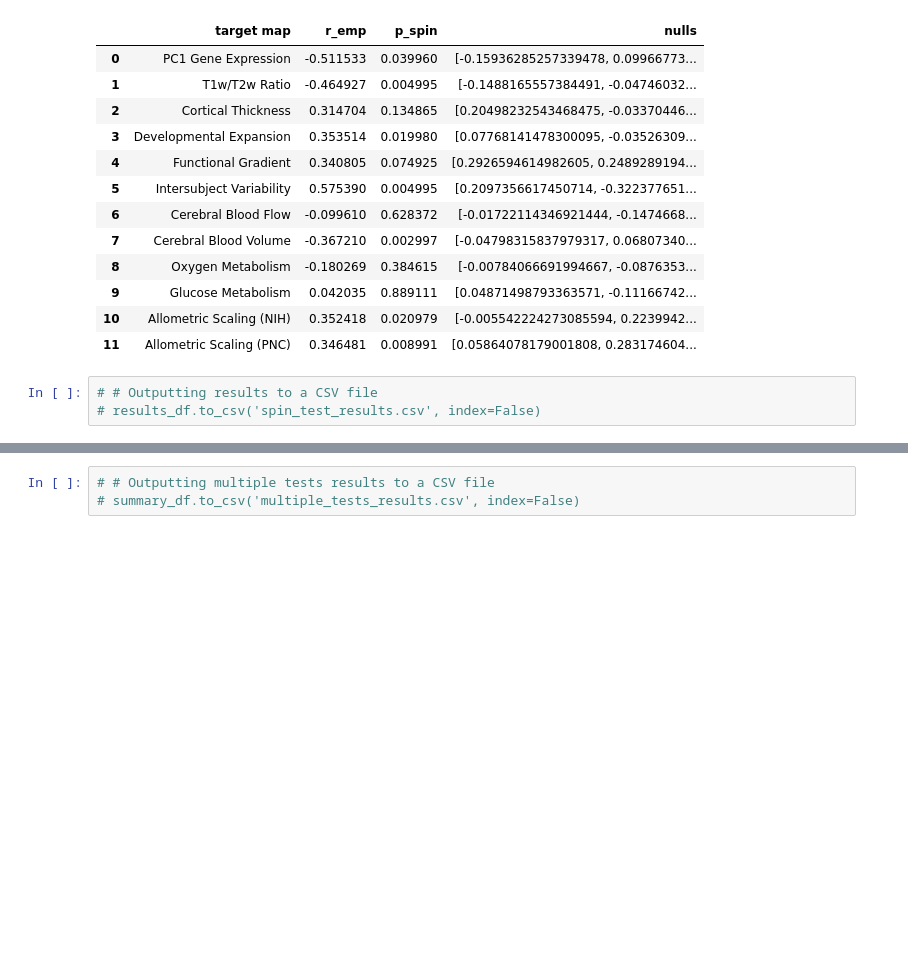
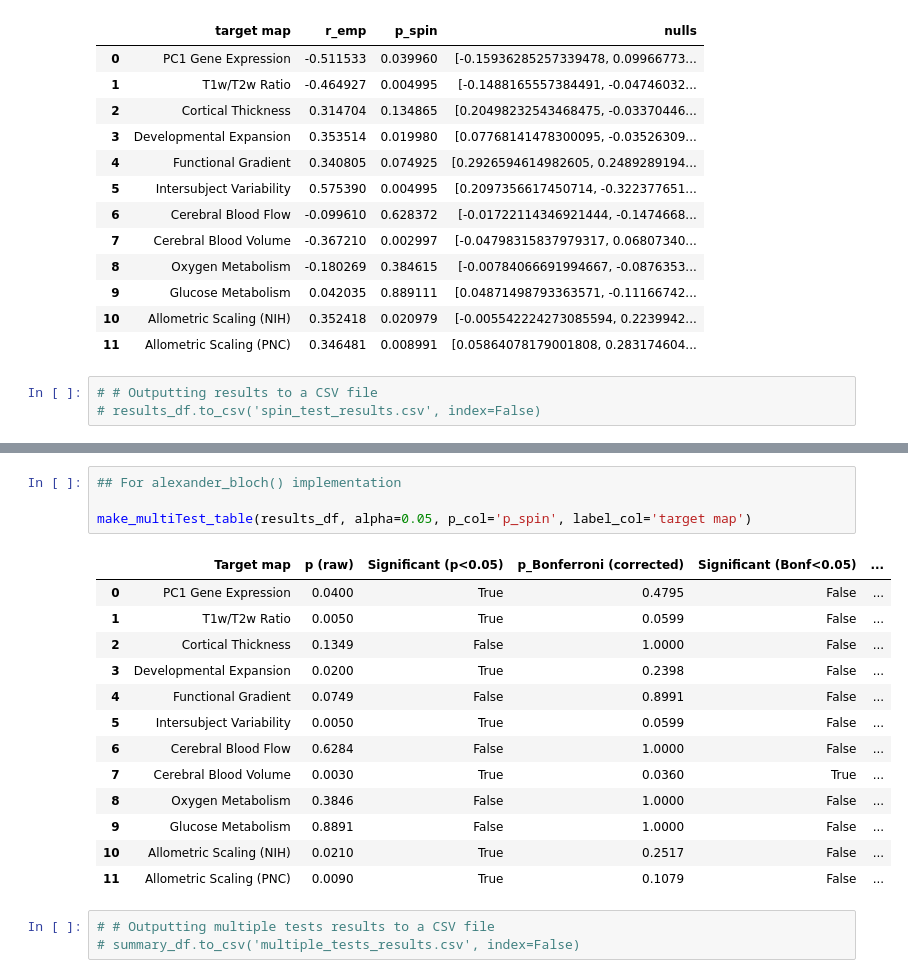
Before and after one commit to kesouder/dsc-neuroImages, a Jupyter notebook: main_code.ipynb, the cells around one changed output, grey strips where cells are left out. Cells and saved outputs as stored; diff of their text form; blank space fills up the shorter version.

```diff
--- a/main_code.ipynb
+++ b/main_code.ipynb
@@ -278,3 +312,21 @@ Summary of results:
+# %%
+## For alexander_bloch() implementation
+
+make_multiTest_table(results_df, alpha=0.05, p_col='p_spin', label_col='target map')
+# %% [output]
+|  | Target map | p (raw) | Significant (p<0.05) | p_Bonferroni (corrected) | Significant (Bonf<0.05) | ... |
+| 0 | PC1 Gene Expression | 0.0400 | True | 0.4795 | False | ... |
+| 1 | T1w/T2w Ratio | 0.0050 | True | 0.0599 | False | ... |
+| 2 | Cortical Thickness | 0.1349 | False | 1.0000 | False | ... |
+| 3 | Developmental Expansion | 0.0200 | True | 0.2398 | False | ... |
+| 4 | Functional Gradient | 0.0749 | False | 0.8991 | False | ... |
+| 5 | Intersubject Variability | 0.0050 | True | 0.0599 | False | ... |
+| 6 | Cerebral Blood Flow | 0.6284 | False | 1.0000 | False | ... |
+| 7 | Cerebral Blood Volume | 0.0030 | True | 0.0360 | True | ... |
+| 8 | Oxygen Metabolism | 0.3846 | False | 1.0000 | False | ... |
+| 9 | Glucose Metabolism | 0.8891 | False | 1.0000 | False | ... |
+| 10 | Allometric Scaling (NIH) | 0.0210 | True | 0.2517 | False | ... |
+| 11 | Allometric Scaling (PNC) | 0.0090 | True | 0.1079 | False | ... |
 # %%
 # # Outputting multiple tests results to a CSV file
 # summary_df.to_csv('multiple_tests_results.csv', index=False)
```
Also changed, not shown: parts of 13 cells of this notebook.
